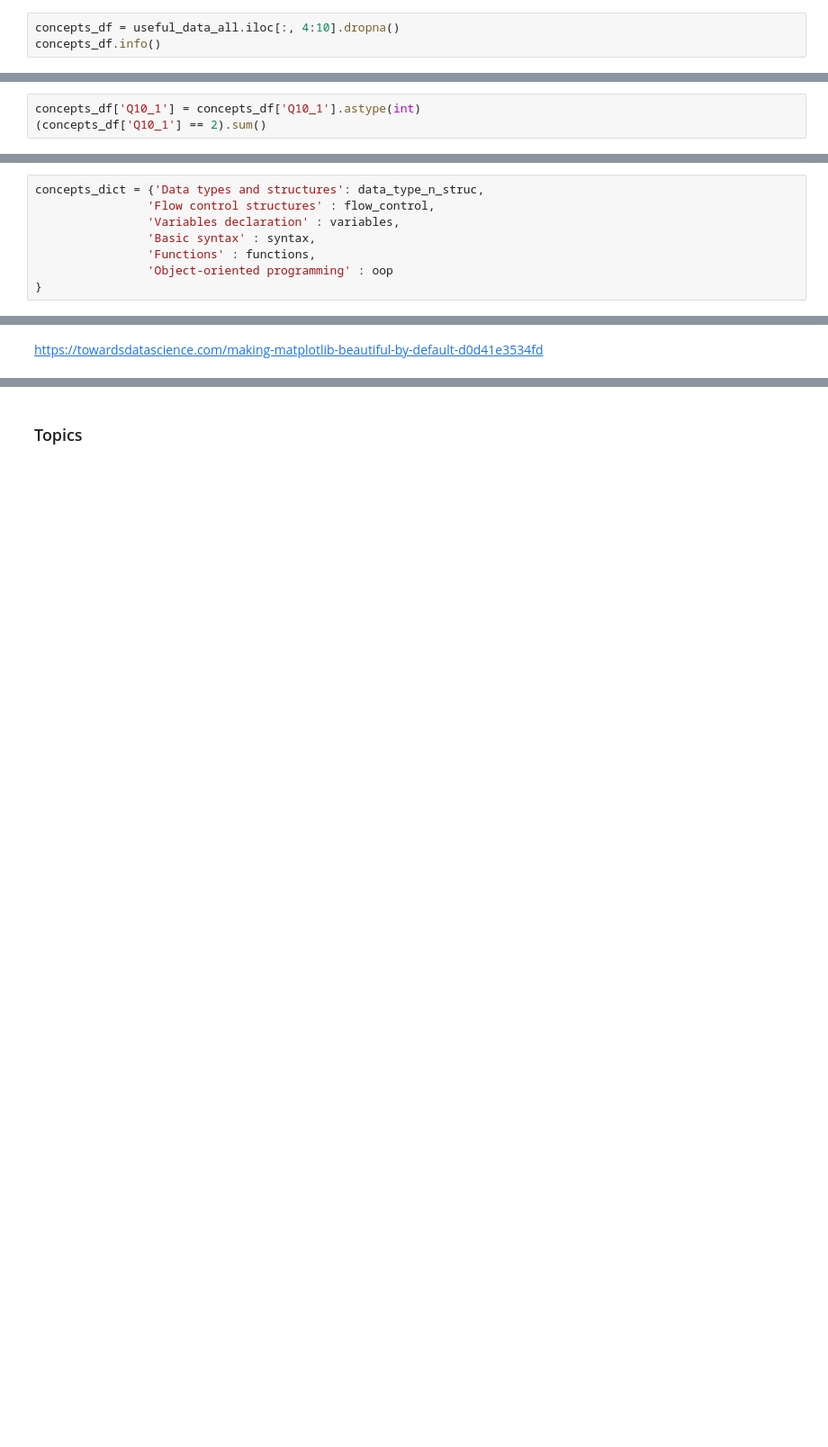
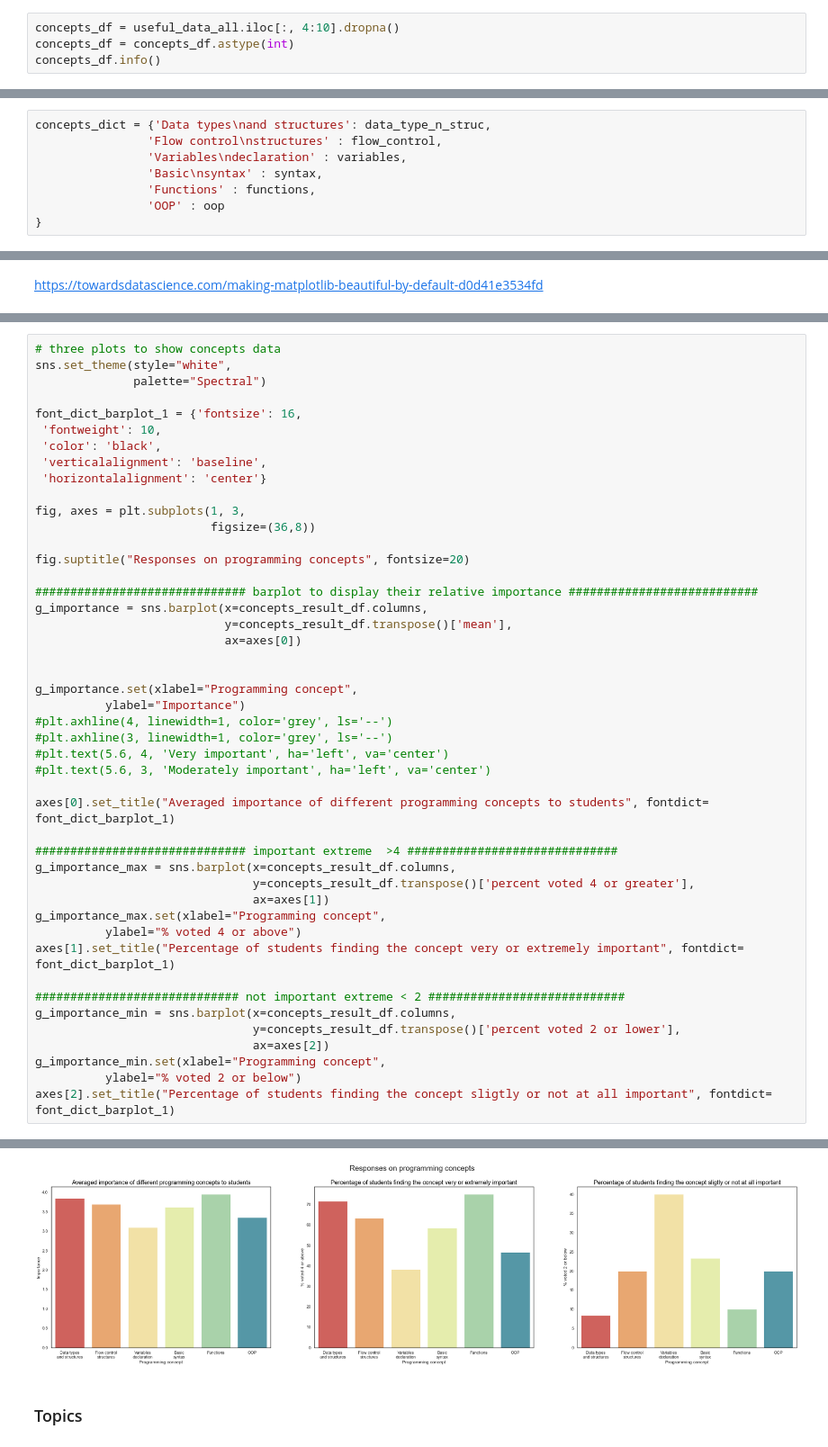
Before and after one commit to natskiu/Python-Educational-Project, a Jupyter notebook: learningActivitiesAnalysis.ipynb, the cells around one changed output, grey strips where cells are left out. Shown: that part at 90% size. Saved outputs shown, nothing was run; the diff lists cells and outputs as text; blank space fills up the shorter version.

```diff
--- a/learningActivitiesAnalysis.ipynb
+++ b/learningActivitiesAnalysis.ipynb
@@ -78,5 +173,6 @@ memory usage: 2.3+ KB
 # %%
 concepts_df = useful_data_all.iloc[:, 4:10].dropna()
+concepts_df = concepts_df.astype(int)
 concepts_df.info()
 # %% [output]
 <class 'pandas.core.frame.DataFrame'>
@@ -99,3 +190,0 @@ Index(['Q10_1', 'Q10_2', 'Q10_3', 'Q10_4', 'Q10_5', 'Q10_6'], dtype='object')
-# %%
-concepts_df['Q10_1'] = concepts_df['Q10_1'].astype(int)
-(concepts_df['Q10_1'] == 2).sum()
@@ -157,12 +202,12 @@ syntax = calculate(concepts_df["Q10_4"])
 functions = calculate(concepts_df["Q10_5"])
 oop = calculate(concepts_df["Q10_6"])
 # %%
-concepts_dict = {'Data types and structures': data_type_n_struc,
-                'Flow control structures' : flow_control,
-                'Variables declaration' : variables,
-                'Basic syntax' : syntax,
+concepts_dict = {'Data types\nand structures': data_type_n_struc,
+                'Flow control\nstructures' : flow_control,
+                'Variables\ndeclaration' : variables,
+                'Basic\nsyntax' : syntax,
                 'Functions' : functions,
-                'Object-oriented programming' : oop
+                'OOP' : oop
 }
 # %%
 concepts_result_df = pd.DataFrame(concepts_dict, index = ['mean', 'std', 'percent voted 4 or greater', 'percent voted 5', 'percent voted 2 or lower', 'percent voted 1'])
@@ -210,0 +222,47 @@ plt.show()
+# %%
+# three plots to show concepts data
+sns.set_theme(style="white",
+              palette="Spectral")
+
+font_dict_barplot_1 = {'fontsize': 16,
+ 'fontweight': 10,
+ 'color': 'black',
+ 'verticalalignment': 'baseline',
+ 'horizontalalignment': 'center'}
+
+fig, axes = plt.subplots(1, 3,
+                         figsize=(36,8))
+
+fig.suptitle("Responses on programming concepts", fontsize=20)
+
+############################## barplot to display their relative importance ###########################
+g_importance = sns.barplot(x=concepts_result_df.columns,
+                           y=concepts_result_df.transpose()['mean'],
+                           ax=axes[0])
+
+
+g_importance.set(xlabel="Programming concept",
+          ylabel="Importance")
+#plt.axhline(4, linewidth=1, color='grey', ls='--')
+#plt.axhline(3, linewidth=1, color='grey', ls='--')
+#plt.text(5.6, 4, 'Very important', ha='left', va='center')
+#plt.text(5.6, 3, 'Moderately important', ha='left', va='center')
+
+axes[0].set_title("Averaged importance of different programming concepts to students", fontdict= font_dict_barplot_1)
+
+############################## important extreme  >4 ##############################
+g_importance_max = sns.barplot(x=concepts_result_df.columns,
+                               y=concepts_result_df.transpose()['percent voted 4 or greater'],
+                               ax=axes[1])
+g_importance_max.set(xlabel="Programming concept",
+          ylabel="% voted 4 or above")
+axes[1].set_title("Percentage of students finding the concept very or extremely important", fontdict= font_dict_barplot_1)
+
+############################# not important extreme < 2 ############################
+g_importance_min = sns.barplot(x=concepts_result_df.columns,
+                               y=concepts_result_df.transpose()['percent voted 2 or lower'],
+                               ax=axes[2])
+g_importance_min.set(xlabel="Programming concept",
+          ylabel="% voted 2 or below")
+axes[2].set_title("Percentage of students finding the concept sligtly or not at all important", fontdict= font_dict_barplot_1)
+# %% [output]
@@ -211,3 +270,4 @@ plt.show()
+[figure, added]
 # %% [markdown]
 ### Topics
 # %%
```
Also changed, not shown: parts of 26 cells of this notebook, 1 other file.
